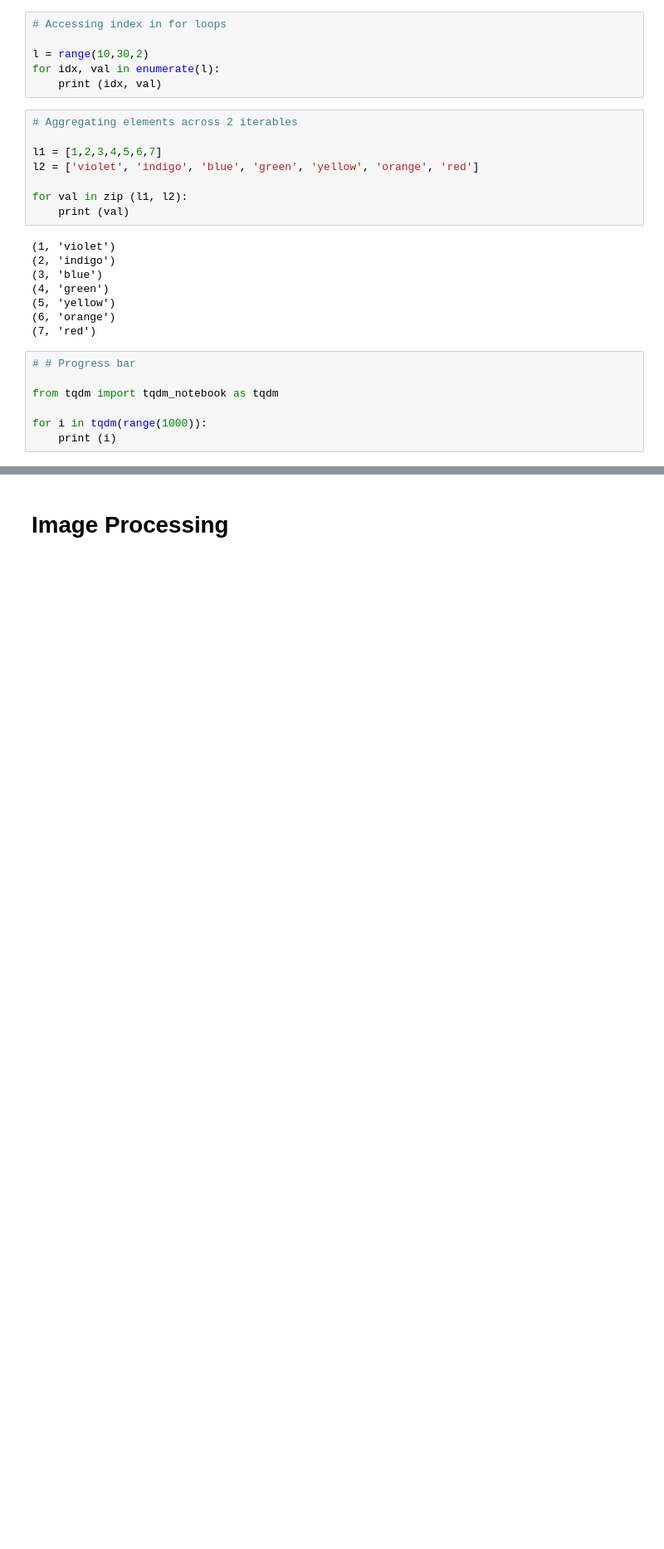
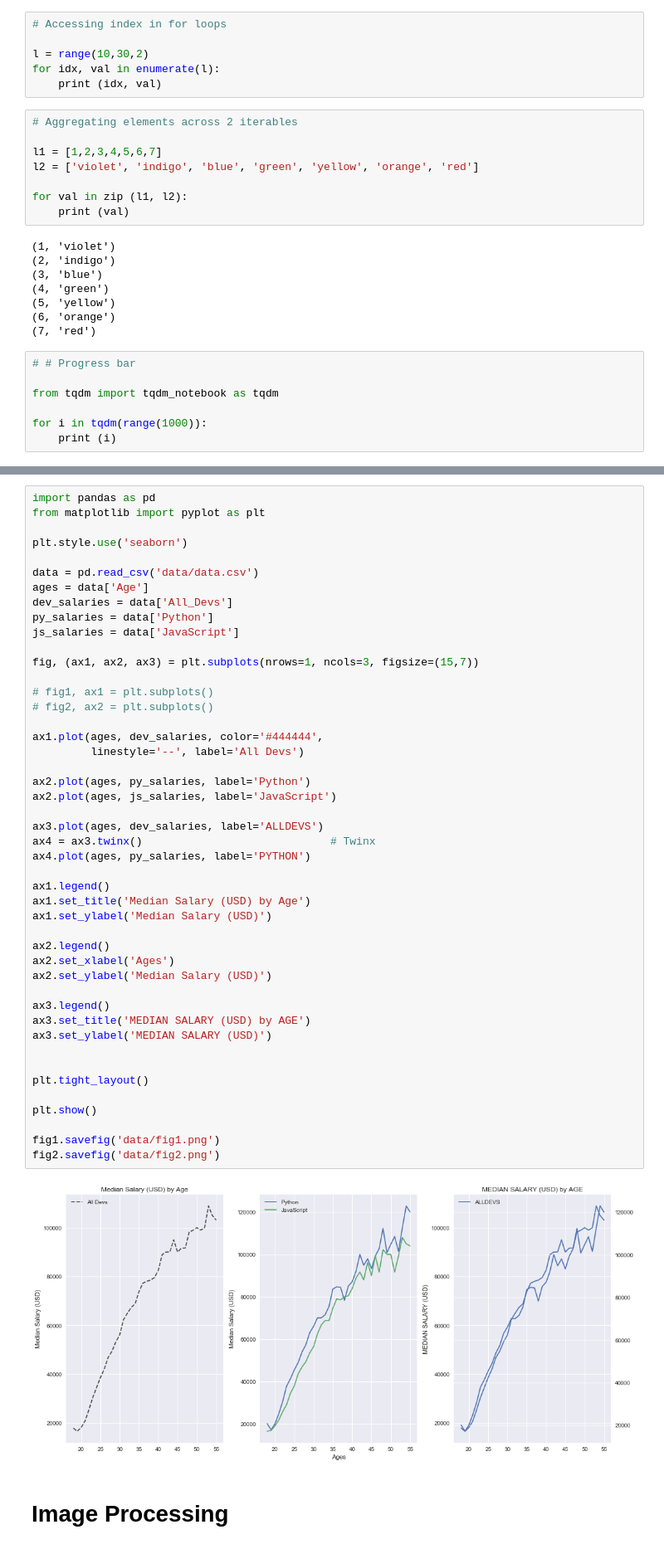
Before and after one commit to ebharucha/Misc, a Jupyter notebook: Cheat Sheet.ipynb, the cells around one changed output, grey strips where cells are left out. Shown at 83% size. Cells and saved outputs as stored; diff of their text form; blank space fills up the shorter version.

```diff
--- a/Cheat Sheet.ipynb
+++ b/Cheat Sheet.ipynb
@@ -150,2 +236,50 @@ for i in tqdm(range(1000)):
+# %%
+import pandas as pd
+from matplotlib import pyplot as plt
+
+plt.style.use('seaborn')
+
+data = pd.read_csv('data/data.csv')
+ages = data['Age']
+dev_salaries = data['All_Devs']
+py_salaries = data['Python']
+js_salaries = data['JavaScript']
+
+fig, (ax1, ax2, ax3) = plt.subplots(nrows=1, ncols=3, figsize=(15,7))
+
+# fig1, ax1 = plt.subplots()
+# fig2, ax2 = plt.subplots()
+
+ax1.plot(ages, dev_salaries, color='#444444',
+         linestyle='--', label='All Devs')
+
+ax2.plot(ages, py_salaries, label='Python')
+ax2.plot(ages, js_salaries, label='JavaScript')
+
+ax3.plot(ages, dev_salaries, label='ALLDEVS')
+ax4 = ax3.twinx()                             # Twinx
+ax4.plot(ages, py_salaries, label='PYTHON')
+
+ax1.legend()
+ax1.set_title('Median Salary (USD) by Age')
+ax1.set_ylabel('Median Salary (USD)')
+
+ax2.legend()
+ax2.set_xlabel('Ages')
+ax2.set_ylabel('Median Salary (USD)')
+
+ax3.legend()
+ax3.set_title('MEDIAN SALARY (USD) by AGE')
+ax3.set_ylabel('MEDIAN SALARY (USD)')
+
+
+plt.tight_layout()
+
+plt.show()
+
+fig1.savefig('data/fig1.png')
+fig2.savefig('data/fig2.png')
+# %% [output]
+[figure, added]
 # %% [markdown]
 # Image Processing
```
Also changed, not shown: parts of 19 cells of this notebook.
